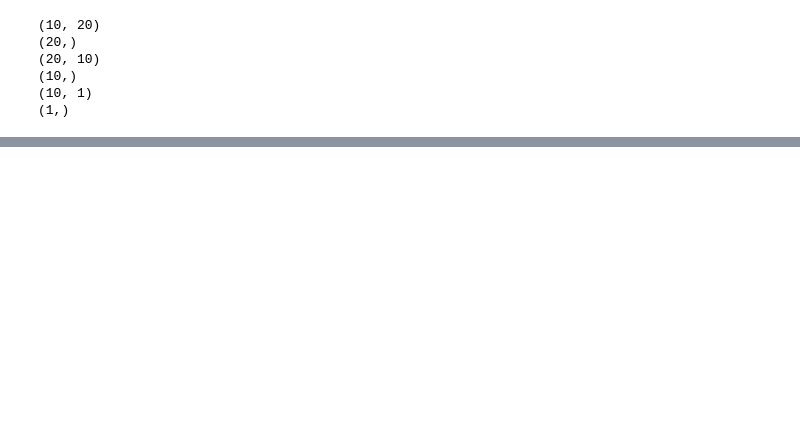
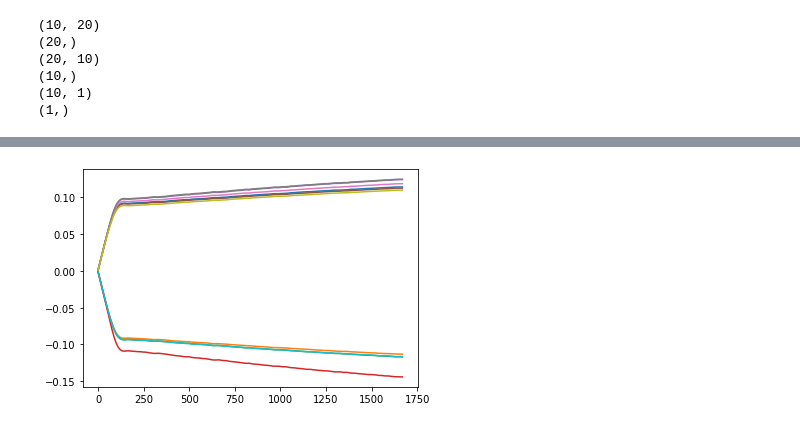
Before and after one commit to ANSH-RIYAL/AsymptoticExtrapolation, a Jupyter notebook: main.ipynb, the cells around one changed output, grey strips where cells are left out. Cells and saved outputs as stored; diff of their text form; code cells hidden in the pictures; blank space fills up the shorter version.

```diff
--- a/main.ipynb
+++ b/main.ipynb
@@ -247,0 +252,5 @@ for i in range(20):
+# %%
+for i in range(10):
+    plt.plot(bias2[i])
+# %% [output]
+[figure, added]
```
Also changed, not shown: parts of 22 cells of this notebook.
